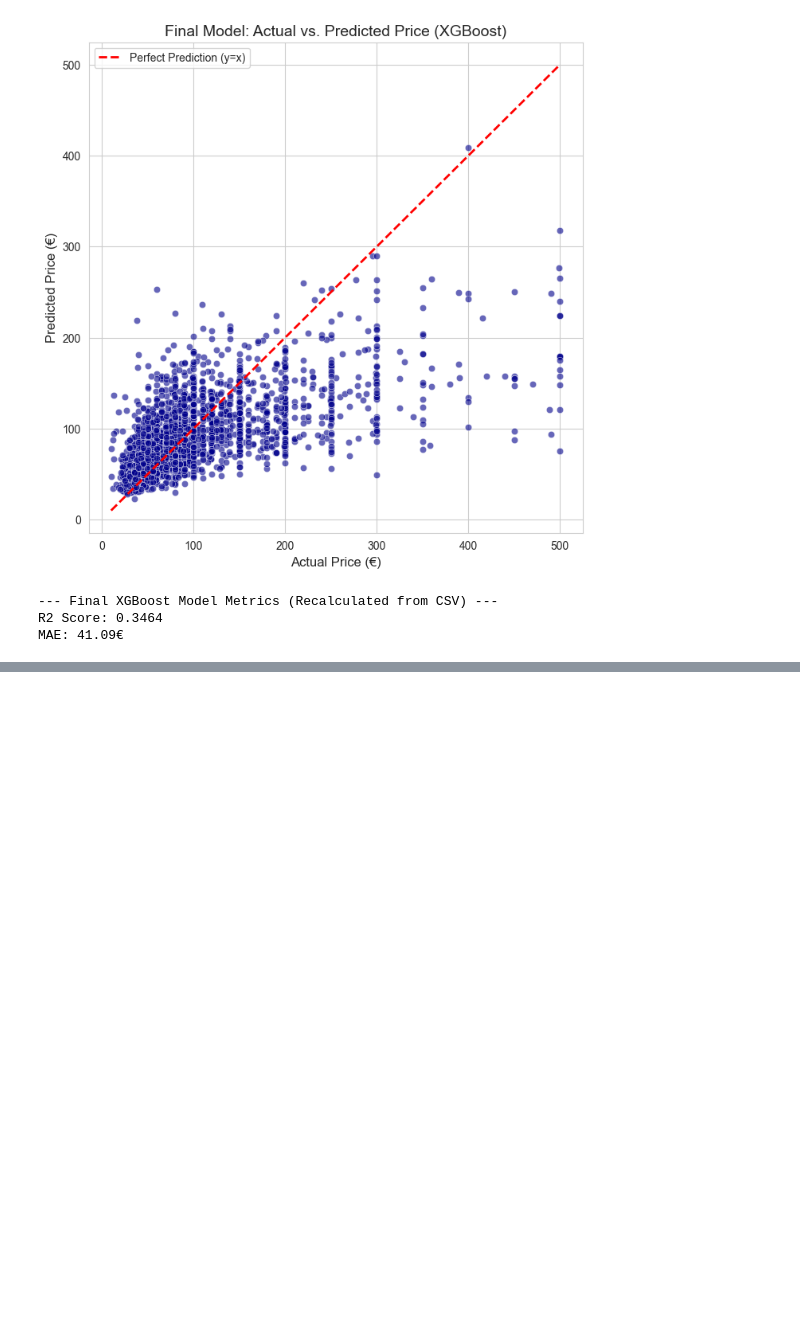
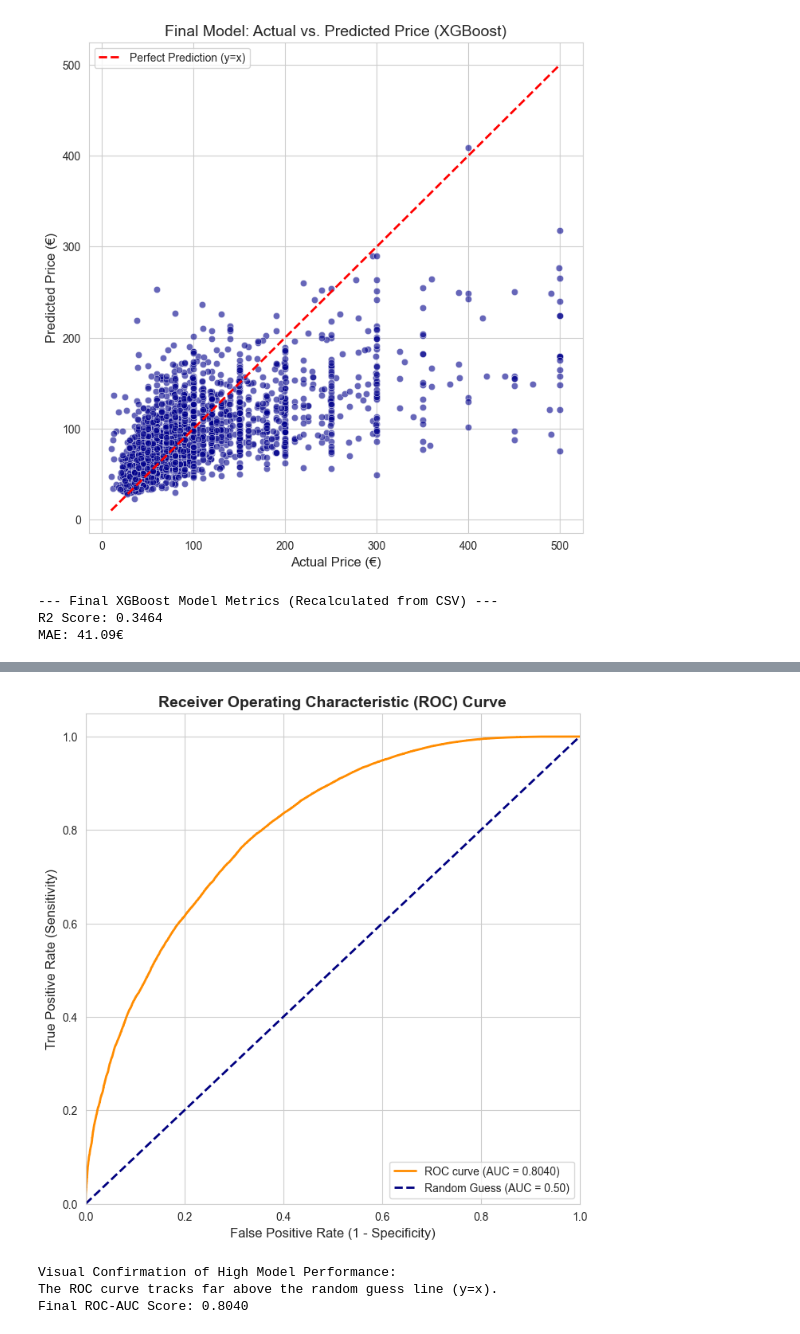
Before and after one commit to Rezacs/GERMANYAIRBNB, a Jupyter notebook: ver3-G/new2.ipynb, the cells around one changed output, grey strips where cells are left out. Cells and saved outputs as stored; diff of their text form; code cells hidden in the pictures; blank space fills up the shorter version.

Commit message:
made also phase 2 predicting if the room is available or not

```diff
--- a/ver3-G/new2.ipynb
+++ b/ver3-G/new2.ipynb
@@ -1032,0 +1769,64 @@ MAE: 41.09€
+# %%
+from sklearn.metrics import roc_curve, auc
+
+# Assuming y_test and y_pred_proba_ultimate are available from the final model run
+
+# 1. Calculate the False Positive Rate (fpr) and True Positive Rate (tpr)
+fpr, tpr, thresholds = roc_curve(y_test, y_pred_proba_ultimate)
+
+# 2. Calculate the Area Under the Curve (AUC)
+roc_auc = auc(fpr, tpr)
+
+# 3. Create a DataFrame for plotting
+roc_df = pd.DataFrame({'fpr': fpr, 'tpr': tpr})
+
+# 4. Save the DataFrame to a CSV file
+roc_df.to_csv('task2_roc_curve_data.csv', index=False)
+# %%
+import pandas as pd
+import matplotlib.pyplot as plt
+import seaborn as sns
+from sklearn.metrics import auc
+
+# --- 1. Load Data ---
+# Load the data generated by the roc_curve function in the previous step
+try:
+    roc_df = pd.read_csv('task2_roc_curve_data.csv')
+    fpr = roc_df['fpr']
+    tpr = roc_df['tpr']
+except FileNotFoundError:
+    print("ERROR: 'task2_roc_curve_data.csv' not found.")
+    print("Please ensure the data preparation step (Step 5.1) was run successfully.")
+    exit()
+
+# The AUC was 0.8040
+final_auc = 0.8040
+
+# --- 2. Plot the ROC Curve ---
+plt.figure(figsize=(8, 8))
+sns.set_style("whitegrid")
+
+# Plot the ROC Curve
+plt.plot(fpr, tpr, color='darkorange', lw=2, label=f'ROC curve (AUC = {final_auc:.4f})')
+
+# Plot the baseline (random) prediction line
+plt.plot([0, 1], [0, 1], color='navy', lw=2, linestyle='--', label='Random Guess (AUC = 0.50)')
+
+plt.xlim([0.0, 1.0])
+plt.ylim([0.0, 1.05])
+plt.xlabel('False Positive Rate (1 - Specificity)', fontsize=12)
+plt.ylabel('True Positive Rate (Sensitivity)', fontsize=12)
+plt.title('Receiver Operating Characteristic (ROC) Curve', fontsize=14, fontweight='bold')
+plt.legend(loc="lower right")
+plt.grid(True)
+plt.show()
+
+# --- Final Summary ---
+print(f"\nVisual Confirmation of High Model Performance:")
+print(f"The ROC curve tracks far above the random guess line (y=x).")
+print(f"Final ROC-AUC Score: {final_auc:.4f}")
+# %% [output]
+[figure, added]
+Visual Confirmation of High Model Performance:
+The ROC curve tracks far above the random guess line (y=x).
+Final ROC-AUC Score: 0.8040
```
Also changed, not shown: parts of 18 cells of this notebook, 2 other files.
